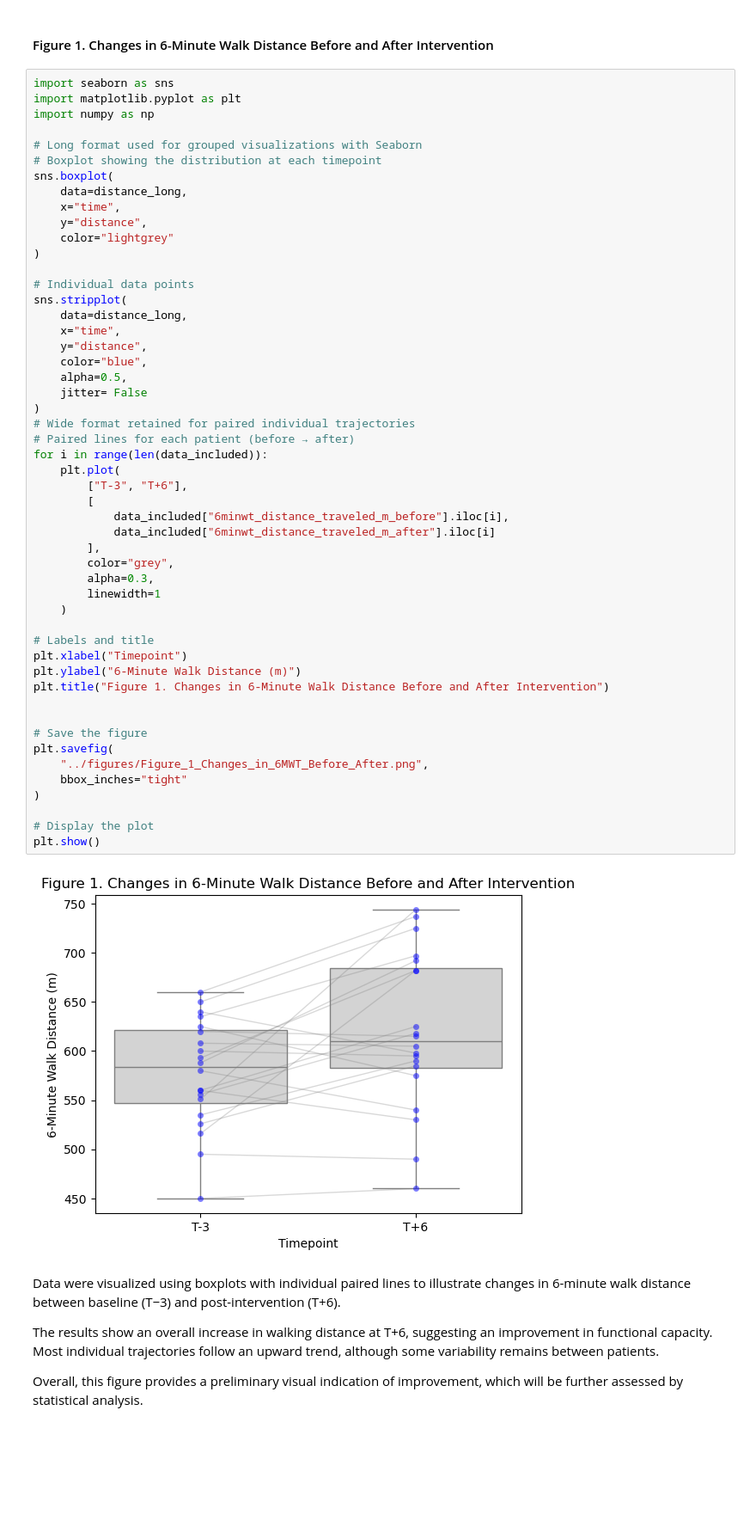
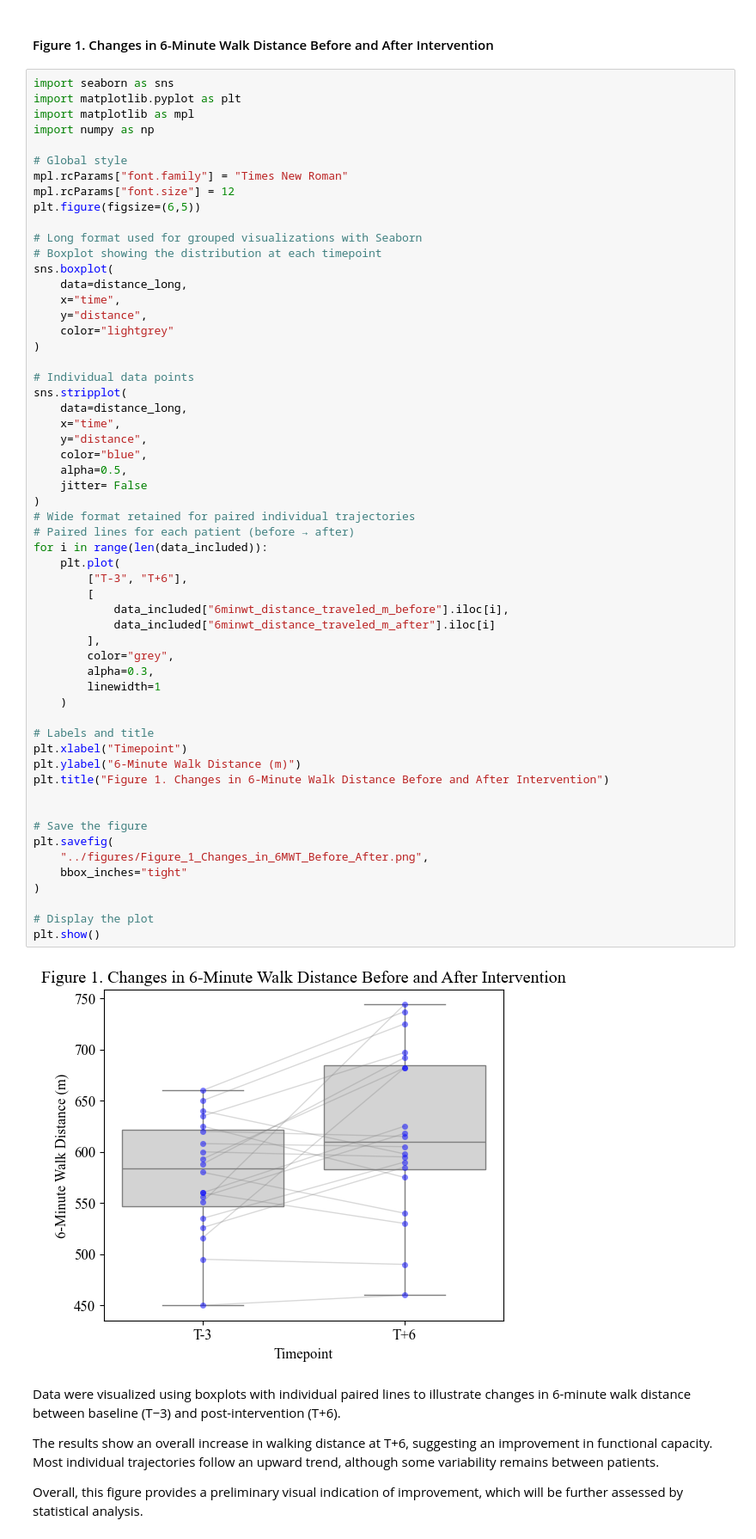
Before and after one commit to chloelaignel31-boop/Laignel.Chloe, a Jupyter notebook: notebook/exploratory_analysis.ipynb, the cells around one changed output. Shown at 86% size. Saved outputs shown, nothing was run; the diff lists cells and outputs as text; blank space fills up the shorter version.

Commit message:
police of figure

```diff
--- a/notebook/exploratory_analysis.ipynb
+++ b/notebook/exploratory_analysis.ipynb
@@ -212,7 +212,13 @@ print(data_included[["id", "delta_6mwt"]])
 # %%
 import seaborn as sns
 import matplotlib.pyplot as plt
+import matplotlib as mpl
 import numpy as np
+
+# Global style
+mpl.rcParams["font.family"] = "Times New Roman"
+mpl.rcParams["font.size"] = 12
+plt.figure(figsize=(6,5))
 
 # Long format used for grouped visualizations with Seaborn
 # Boxplot showing the distribution at each timepoint
@@ -234,34 +240,34 @@ sns.stripplot(
 )
 # Wide format retained for paired individual trajectories
 # Paired lines for each patient (before → after)
 for i in range(len(data_included)):
     plt.plot(
         ["T-3", "T+6"],
         [
             data_included["6minwt_distance_traveled_m_before"].iloc[i],
             data_included["6minwt_distance_traveled_m_after"].iloc[i]
         ],
         color="grey",
         alpha=0.3,
         linewidth=1
     )
 
 # Labels and title
 plt.xlabel("Timepoint")
 plt.ylabel("6-Minute Walk Distance (m)")
 plt.title("Figure 1. Changes in 6-Minute Walk Distance Before and After Intervention")
 
 
 # Save the figure
 plt.savefig(
     "../figures/Figure_1_Changes_in_6MWT_Before_After.png",
     bbox_inches="tight"
 )
 
 # Display the plot
 plt.show()
 # %% [output]
-[figure, old version]
+[figure, new version]
 # %% [markdown]
 Data were visualized using boxplots with individual paired lines to illustrate changes in 6-minute walk distance between baseline (T−3) and post-intervention (T+6).
 
```
Also changed, not shown: parts of 3 cells of this notebook, 6 other files.
